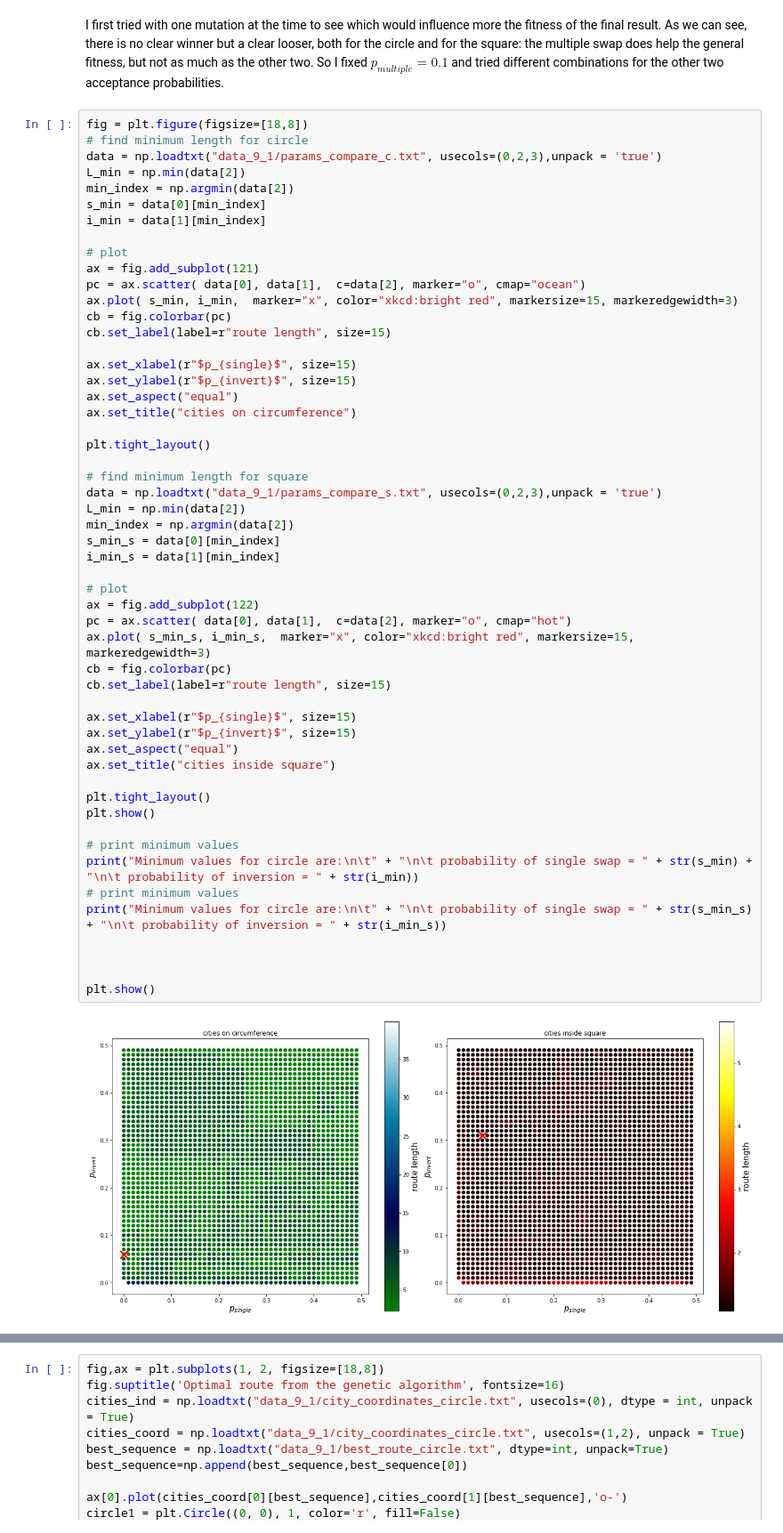
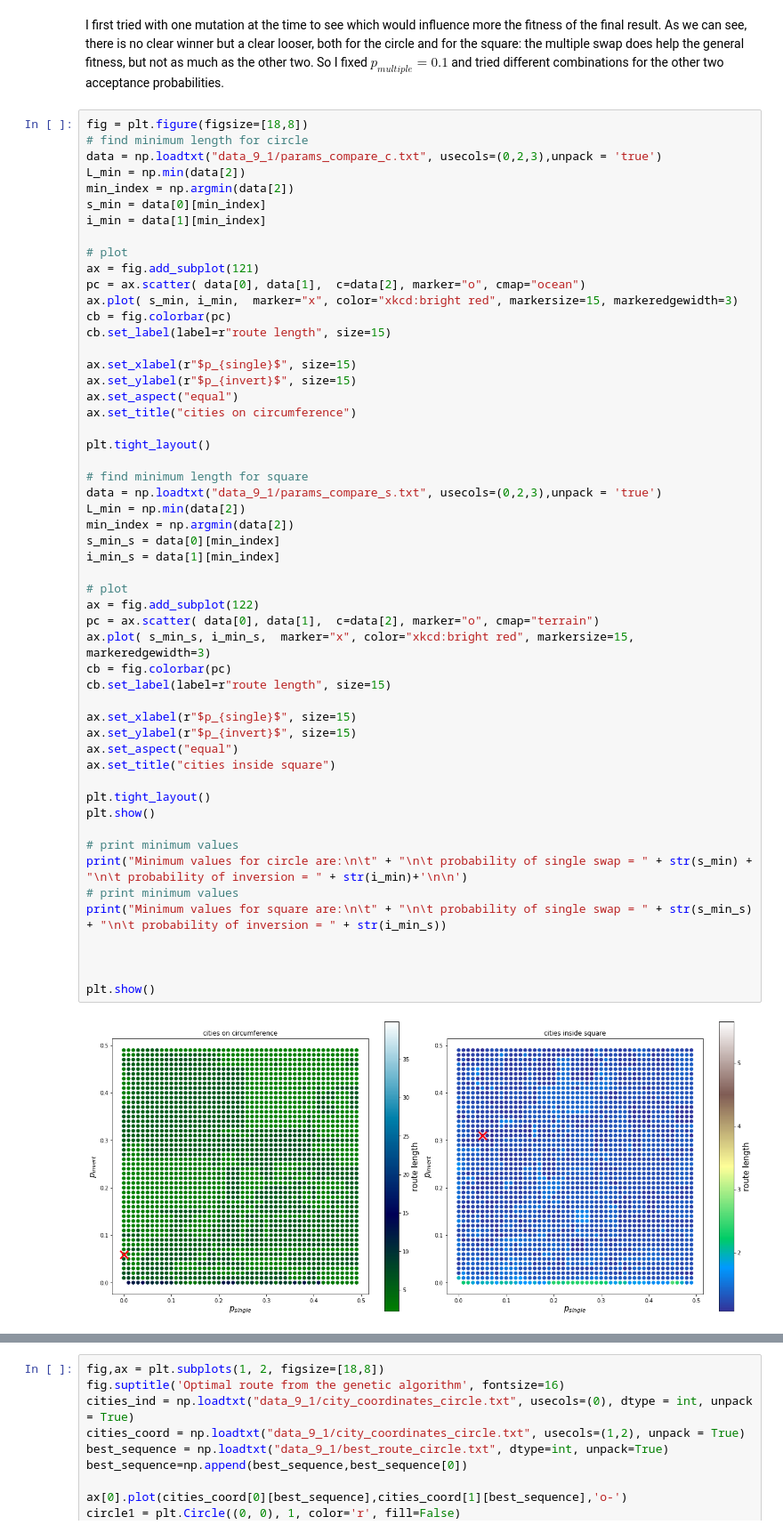
Before and after one commit to AndreaCaprotti/LSN_Andrea_Caprotti, a Jupyter notebook: lez_09/LSN_Exercises_09.ipynb, the cells around one changed output, grey strips where cells are left out. Shown at 89% size. Drawn from its saved outputs; the diff is of its cells as text.

```diff
--- a/lez_09/LSN_Exercises_09.ipynb
+++ b/lez_09/LSN_Exercises_09.ipynb
@@ -115,37 +115,37 @@ ax.set_title("cities on circumference")
 plt.tight_layout()
 
 # find minimum length for square
 data = np.loadtxt("data_9_1/params_compare_s.txt", usecols=(0,2,3),unpack = 'true')
 L_min = np.min(data[2])
 min_index = np.argmin(data[2])
 s_min_s = data[0][min_index]
 i_min_s = data[1][min_index]
 
 # plot
 ax = fig.add_subplot(122)
-pc = ax.scatter( data[0], data[1],  c=data[2], marker="o", cmap="hot")
+pc = ax.scatter( data[0], data[1],  c=data[2], marker="o", cmap="terrain")
 ax.plot( s_min_s, i_min_s,  marker="x", color="xkcd:bright red", markersize=15, markeredgewidth=3)
 cb = fig.colorbar(pc)
 cb.set_label(label=r"route length", size=15)
 
 ax.set_xlabel(r"$p_{single}$", size=15)
 ax.set_ylabel(r"$p_{invert}$", size=15)
 ax.set_aspect("equal")
 ax.set_title("cities inside square")
 
 plt.tight_layout()
 plt.show()
 
 # print minimum values
-print("Minimum values for circle are:\n\t" + "\n\t probability of single swap = " + str(s_min) + "\n\t probability of inversion = " + str(i_min))
+print("Minimum values for circle are:\n\t" + "\n\t probability of single swap = " + str(s_min) + "\n\t probability of inversion = " + str(i_min)+'\n\n')
 # print minimum values
-print("Minimum values for circle are:\n\t" + "\n\t probability of single swap = " + str(s_min_s) + "\n\t probability of inversion = " + str(i_min_s))
+print("Minimum values for square are:\n\t" + "\n\t probability of single swap = " + str(s_min_s) + "\n\t probability of inversion = " + str(i_min_s))
 
 
 
 plt.show()
 # %% [output]
-[figure, old version]
+[figure, new version]
 Minimum values for circle are:
 
          probability of single swap = 0.0
```
Also changed, not shown: parts of 2 cells of this notebook, 6 other files.
